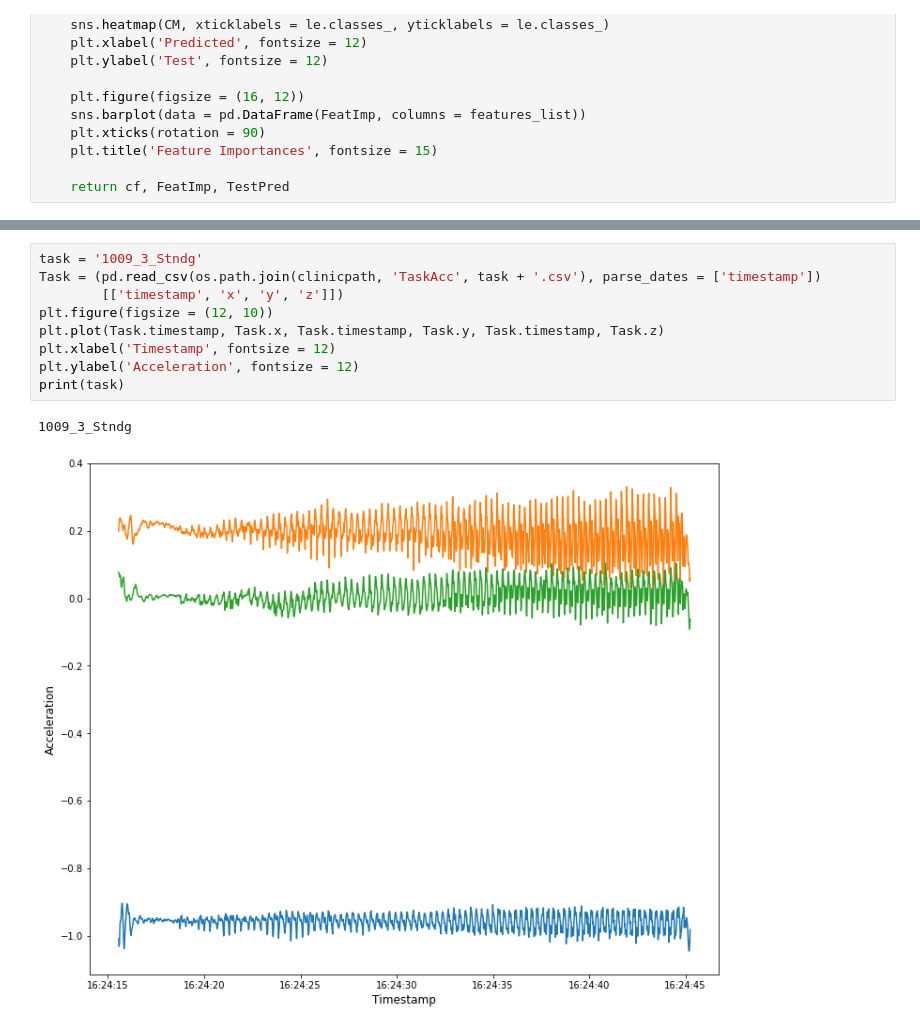
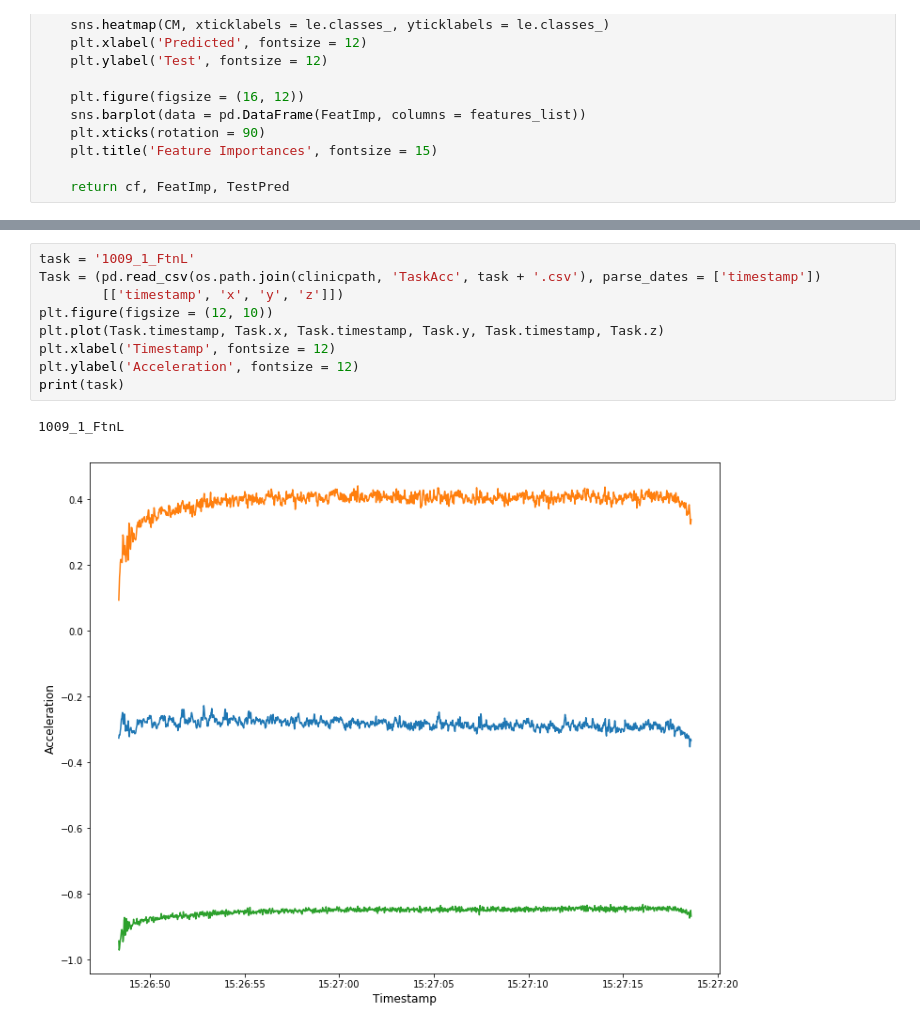
Before and after one commit to nshawen/CIS_PD, a Jupyter notebook: WatchDataRFModel.ipynb, the cells around one changed output, grey strips where cells are left out. Cells and saved outputs as stored; diff of their text form.

```diff
--- a/WatchDataRFModel.ipynb
+++ b/WatchDataRFModel.ipynb
@@ -353,12 +373,12 @@ print(TPClipFiles[clip - 5:clip + 5])
 # %%
-task = '1009_3_Stndg'
+task = '1009_1_FtnL'
 Task = (pd.read_csv(os.path.join(clinicpath, 'TaskAcc', task + '.csv'), parse_dates = ['timestamp'])
         [['timestamp', 'x', 'y', 'z']])
 plt.figure(figsize = (12, 10))
 plt.plot(Task.timestamp, Task.x, Task.timestamp, Task.y, Task.timestamp, Task.z)
 plt.xlabel('Timestamp', fontsize = 12)
 plt.ylabel('Acceleration', fontsize = 12)
 print(task)
 # %% [output]
-1009_3_Stndg
+1009_1_FtnL
-[figure, old version]
+[figure, new version]
```
Also changed, not shown: parts of 5 cells of this notebook.
